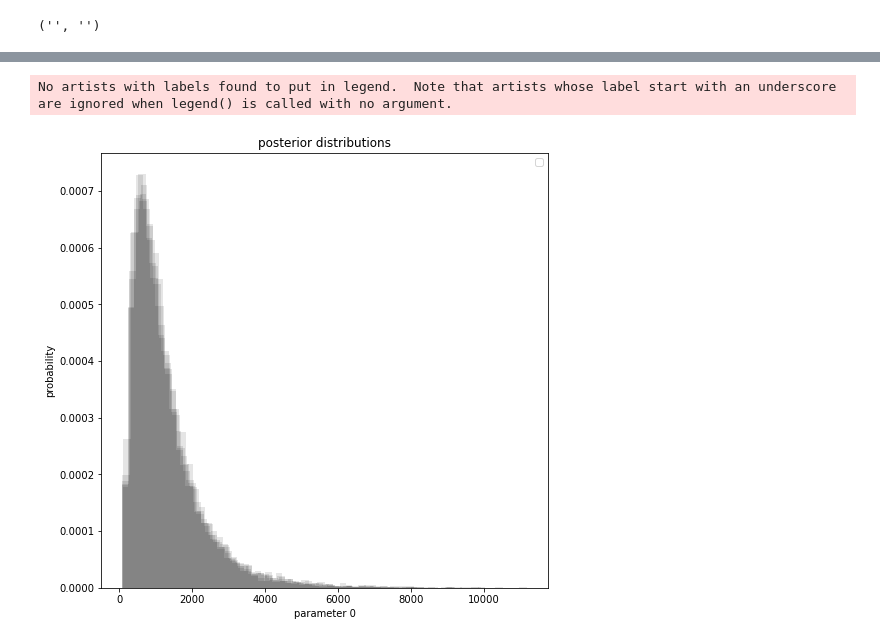
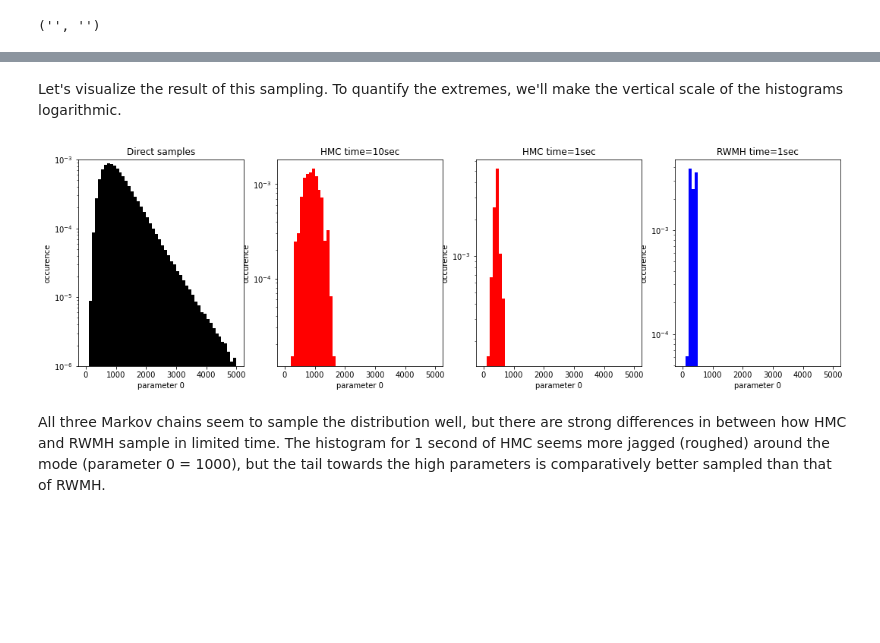
Before and after one commit to larsgeb/hmclab, a Jupyter notebook: notebooks/tutorials/5 - Transforming parameters.ipynb, the cells around one changed output, grey strips where cells are left out. Cells and saved outputs as stored; diff of their text form; code cells hidden in the pictures; blank space fills up the shorter version.

```diff
--- a/notebooks/tutorials/5 - Transforming parameters.ipynb
+++ b/notebooks/tutorials/5 - Transforming parameters.ipynb
@@ -179,15 +107,55 @@ for so in samples_objs_parallel:
-# %%
-plt.figure(figsize=(8, 8))
-
-for i in range(chains):
-    _ = plt.hist(samples_parallel[i][0, :], color="k", bins=50, alpha=0.1, density=True)
-
-plt.title("posterior distributions")
-
-plt.ylabel("probability")
-plt.xlabel("parameter 0")
-
-_ = plt.legend()
-# %% [output]
-No artists with labels found to put in legend.  Note that artists whose label start with an underscore are ignored when legend() is called with no argument.
-[figure, removed]
+# %% [markdown]
+Let's visualize the result of this sampling. To quantify the extremes, we'll make the vertical scale of the histograms logarithmic.
+# %%
+plt.figure(figsize=(18, 5))
+
+parameter_to_plot = 0
+
+plt.subplot(141)
+plt.title("Direct samples")
+_,bins,_ = plt.hist(
+    samples[parameter_to_plot, :],
+    range=[0,5000],
+    bins=50,
+    color="k",
+    density=True,
+)
+plt.ylim([1e-6,1e-3])
+plt.ylabel("occurence")
+plt.xlabel(f"parameter {parameter_to_plot}")
+plt.gca().set_yscale('log')
+
+plt.subplot(142)
+plt.title("HMC time=10sec")
+plt.hist(
+    samples_hmc_many_samples[parameter_to_plot, :],
+    bins=bins,
+    color="r",    density=True,
+
+)
+# plt.ylim([1e-6,1e-3])
+plt.ylabel("occurence")
+plt.xlabel(f"parameter {parameter_to_plot}")
+plt.gca().set_yscale('log')
+
+plt.subplot(143)
+plt.title("HMC time=1sec")
+plt.hist(samples_hmc[parameter_to_plot, :], bins=bins, color="r",    density=True,
+)
+# plt.ylim([1e-6,1e-3])
+plt.ylabel("occurence")
+plt.xlabel(f"parameter {parameter_to_plot}")
+plt.gca().set_yscale('log')
+
+plt.subplot(144)
+plt.title("RWMH time=1sec")
+plt.hist(samples_rwmh[parameter_to_plot, :], bins=bins,color="b",    density=True,
+)
+# plt.ylim([1e-6,1e-3])
+plt.ylabel("occurence")
+plt.xlabel(f"parameter {parameter_to_plot}")
+plt.gca().set_yscale('log')
+# %% [output]
+[figure, added]
+# %% [markdown]
+All three Markov chains seem to sample the distribution well, but there are strong differences in between how HMC and RWMH sample in limited time. The histogram for 1 second of HMC seems more jagged (roughed) around the mode (parameter 0 = 1000), but the tail towards the high parameters is comparatively better sampled than that of RWMH.
```
Also changed, not shown: parts of 17 cells of this notebook, 1 other file.
